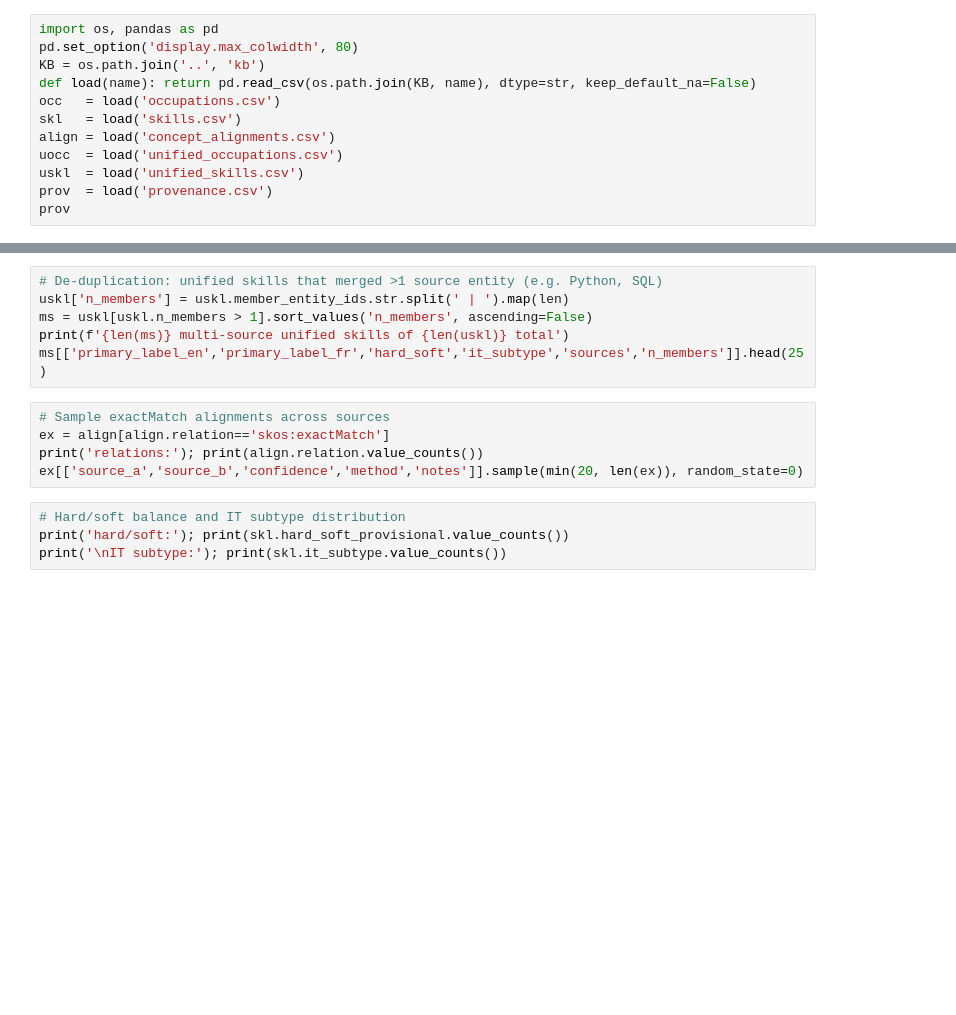
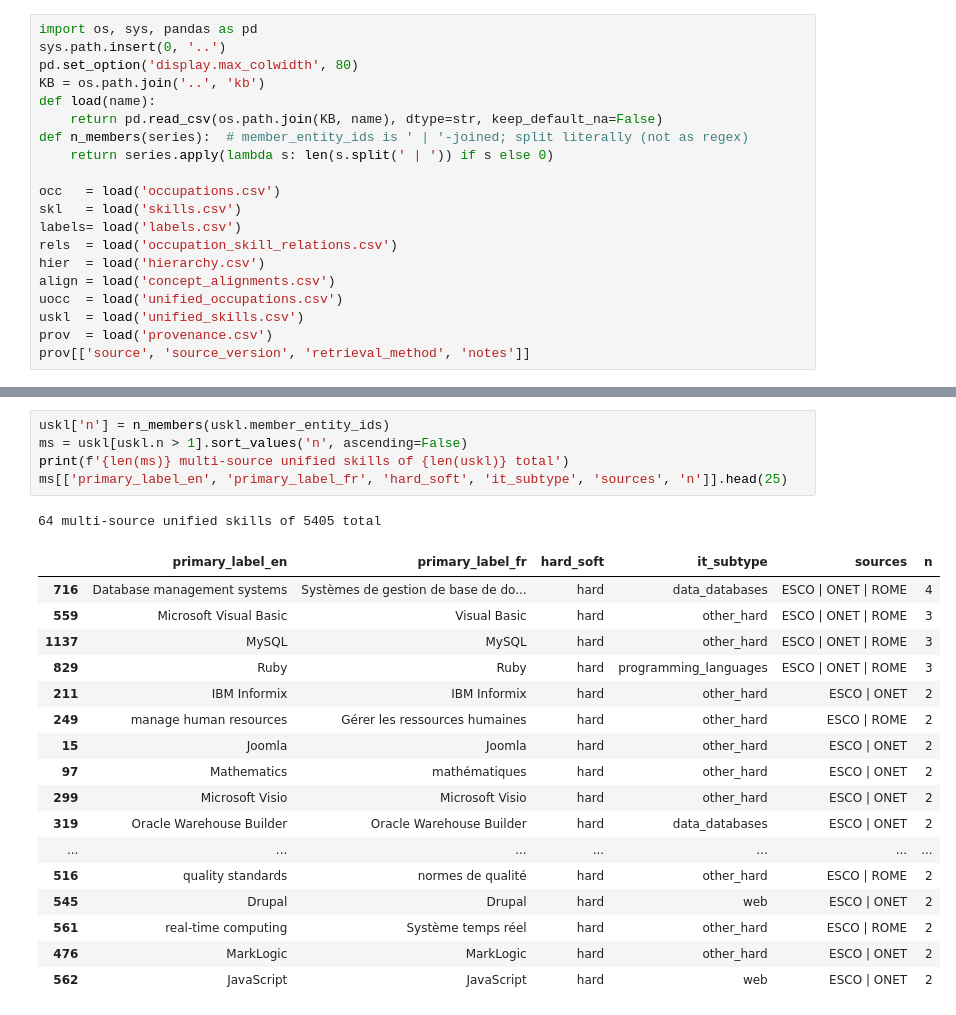
Before and after one commit to YoussefDhb/JobKB, a Jupyter notebook: notebooks/inspect.ipynb, the cells around one changed output, grey strips where cells are left out. Cells and saved outputs as stored; diff of their text form; blank space fills up the shorter version.

```diff
--- a/notebooks/inspect.ipynb
+++ b/notebooks/inspect.ipynb
@@ -4,12 +12,20 @@ Quick spot-checks over the `kb/` outputs of `run_pipeline.py`.
 # %%
-import os, pandas as pd
+import os, sys, pandas as pd
+sys.path.insert(0, '..')
 pd.set_option('display.max_colwidth', 80)
 KB = os.path.join('..', 'kb')
-def load(name): return pd.read_csv(os.path.join(KB, name), dtype=str, keep_default_na=False)
+def load(name):
+    return pd.read_csv(os.path.join(KB, name), dtype=str, keep_default_na=False)
+def n_members(series):  # member_entity_ids is ' | '-joined; split literally (not as regex)
+    return series.apply(lambda s: len(s.split(' | ')) if s else 0)
+
 occ   = load('occupations.csv')
 skl   = load('skills.csv')
+labels= load('labels.csv')
+rels  = load('occupation_skill_relations.csv')
+hier  = load('hierarchy.csv')
 align = load('concept_alignments.csv')
 uocc  = load('unified_occupations.csv')
 uskl  = load('unified_skills.csv')
 prov  = load('provenance.csv')
-prov
+prov[['source', 'source_version', 'retrieval_method', 'notes']]
@@ -29,15 +107,24 @@ merged[['primary_label_en','primary_label_fr','isco_code','sources','n_members']
 # %%
-# De-duplication: unified skills that merged >1 source entity (e.g. Python, SQL)
-uskl['n_members'] = uskl.member_entity_ids.str.split(' | ').map(len)
-ms = uskl[uskl.n_members > 1].sort_values('n_members', ascending=False)
+uskl['n'] = n_members(uskl.member_entity_ids)
+ms = uskl[uskl.n > 1].sort_values('n', ascending=False)
 print(f'{len(ms)} multi-source unified skills of {len(uskl)} total')
-ms[['primary_label_en','primary_label_fr','hard_soft','it_subtype','sources','n_members']].head(25)
+ms[['primary_label_en', 'primary_label_fr', 'hard_soft', 'it_subtype', 'sources', 'n']].head(25)
+# %% [output]
+64 multi-source unified skills of 5405 total
+|  | primary_label_en | primary_label_fr | hard_soft | it_subtype | sources | n |
+| 716 | Database management systems | Systèmes de gestion de base de do... | hard | data_databases | ESCO | ONET | ROME | 4 |
+| 559 | Microsoft Visual Basic | Visual Basic | hard | other_hard | ESCO | ONET | ROME | 3 |
+| 1137 | MySQL | MySQL | hard | other_hard | ESCO | ONET | ROME | 3 |
+| 829 | Ruby | Ruby | hard | programming_languages | ESCO | ONET | ROME | 3 |
+| 211 | IBM Informix | IBM Informix | hard | other_hard | ESCO | ONET | 2 |
+| 249 | manage human resources | Gérer les ressources humaines | hard | other_hard | ESCO | ROME | 2 |
+| 15 | Joomla | Joomla | hard | other_hard | ESCO | ONET | 2 |
+| 97 | Mathematics | mathématiques | hard | other_hard | ESCO | ONET | 2 |
+| 299 | Microsoft Visio | Microsoft Visio | hard | other_hard | ESCO | ONET | 2 |
+| 319 | Oracle Warehouse Builder | Oracle Warehouse Builder | hard | data_databases | ESCO | ONET | 2 |
+| ... | ... | ... | ... | ... | ... | ... |
+| 516 | quality standards | normes de qualité | hard | other_hard | ESCO | ROME | 2 |
+| 545 | Drupal | Drupal | hard | web | ESCO | ONET | 2 |
+| 561 | real-time computing | Système temps réel | hard | other_hard | ESCO | ROME | 2 |
+| 476 | MarkLogic | MarkLogic | hard | other_hard | ESCO | ONET | 2 |
+| 562 | JavaScript | JavaScript | hard | web | ESCO | ONET | 2 |
-# %%
-# Sample exactMatch alignments across sources
-ex = align[align.relation=='skos:exactMatch']
-print('relations:'); print(align.relation.value_counts())
-ex[['source_a','source_b','confidence','method','notes']].sample(min(20, len(ex)), random_state=0)
-# %%
-# Hard/soft balance and IT subtype distribution
-print('hard/soft:'); print(skl.hard_soft_provisional.value_counts())
-print('\nIT subtype:'); print(skl.it_subtype.value_counts())
```
Also changed, not shown: parts of 17 cells of this notebook, 19 other files.
